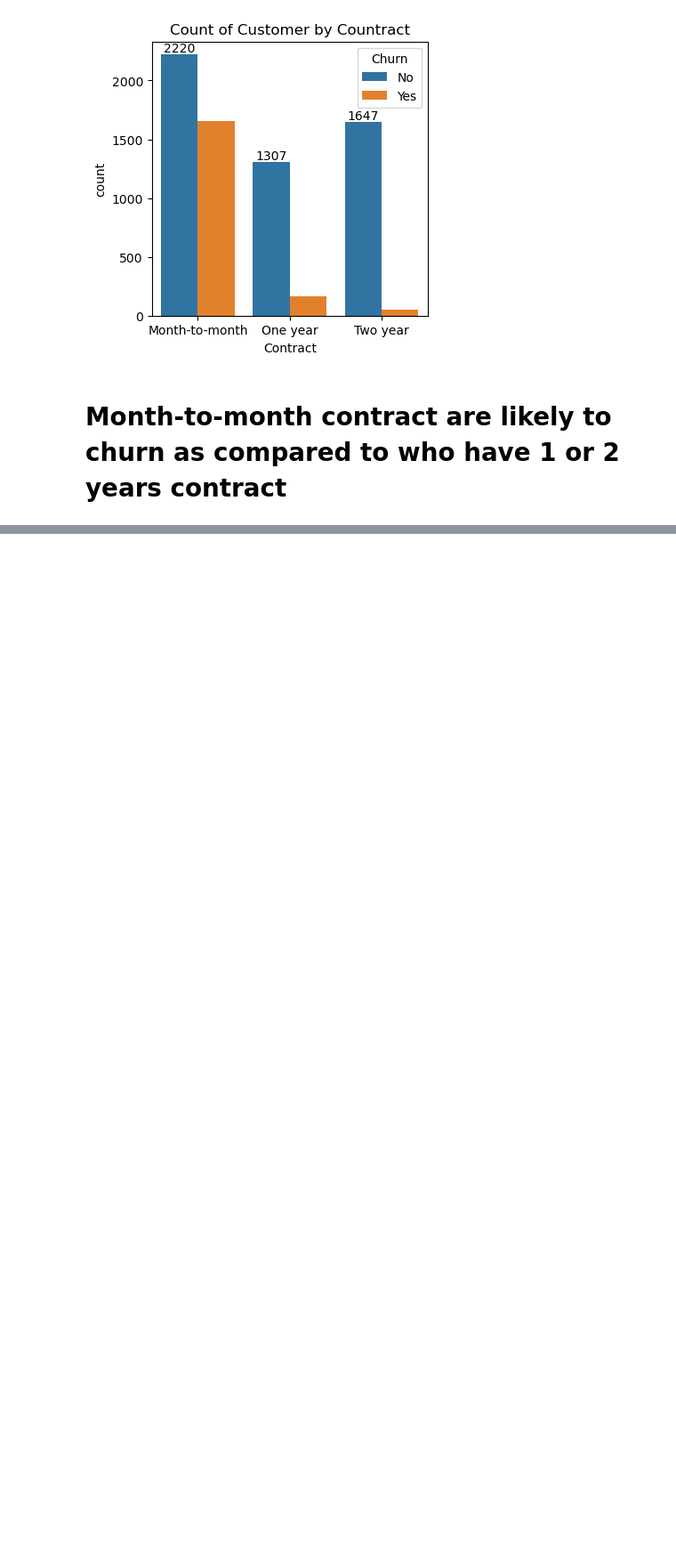
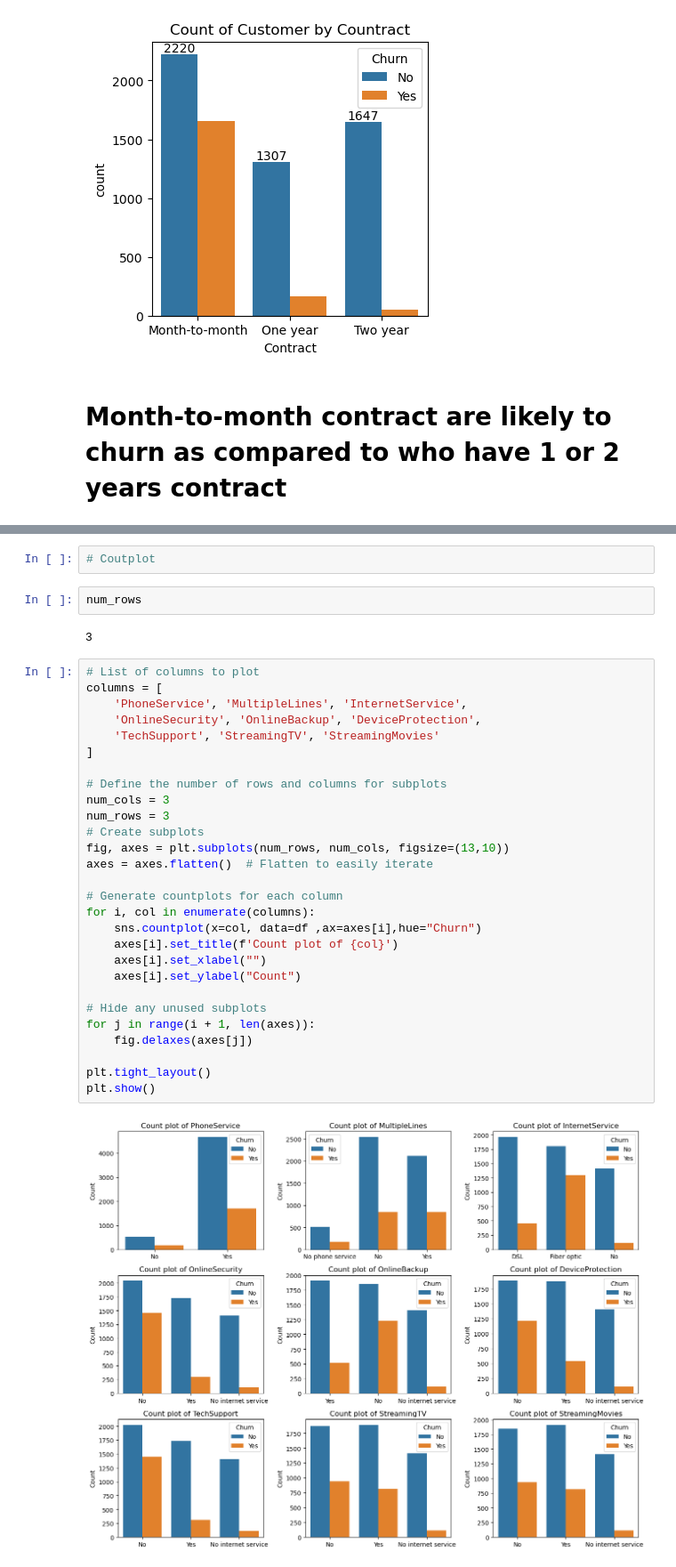
Before and after one commit to vireshnalge/Telecom-Customer-Churn-Analysis, a Jupyter notebook: Customer Churn.ipynb, the cells around one changed output, grey strips where cells are left out. Shown at 89% size. Drawn from its saved outputs; the diff is of its cells as text; blank space fills up the shorter version.

```diff
--- a/Customer Churn.ipynb
+++ b/Customer Churn.ipynb
@@ -243,0 +253,36 @@ plt.show()
+# %%
+# Coutplot
+# %%
+num_rows
+# %% [output]
+3
+# %%
+# List of columns to plot
+columns = [
+    'PhoneService', 'MultipleLines', 'InternetService',
+    'OnlineSecurity', 'OnlineBackup', 'DeviceProtection',
+    'TechSupport', 'StreamingTV', 'StreamingMovies'
+]
+
+# Define the number of rows and columns for subplots
+num_cols = 3
+num_rows = 3
+# Create subplots
+fig, axes = plt.subplots(num_rows, num_cols, figsize=(13,10))
+axes = axes.flatten()  # Flatten to easily iterate
+
+# Generate countplots for each column
+for i, col in enumerate(columns):
+    sns.countplot(x=col, data=df ,ax=axes[i],hue="Churn")
+    axes[i].set_title(f'Count plot of {col}')
+    axes[i].set_xlabel("")
+    axes[i].set_ylabel("Count")
+
+# Hide any unused subplots
+for j in range(i + 1, len(axes)):
+    fig.delaxes(axes[j])
+
+plt.tight_layout()
+plt.show()
+# %% [output]
+[figure, added]
```
Also changed, not shown: parts of 3 cells of this notebook.
